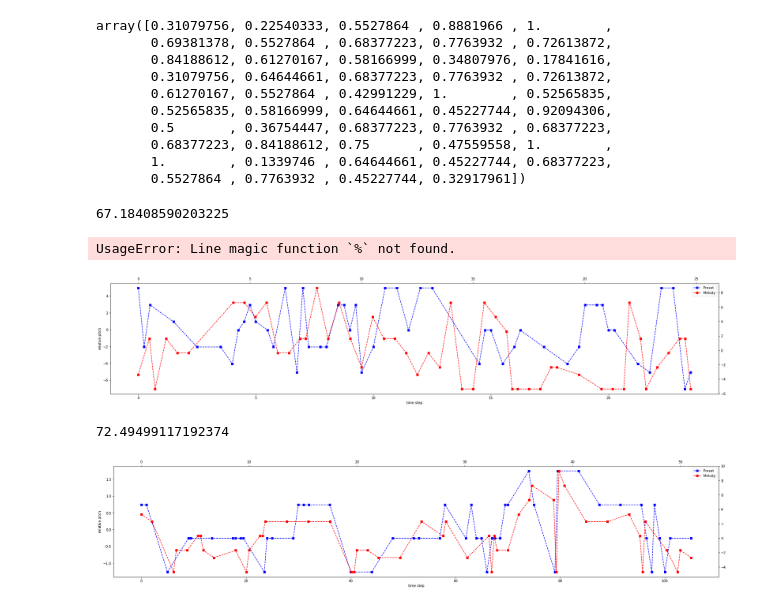
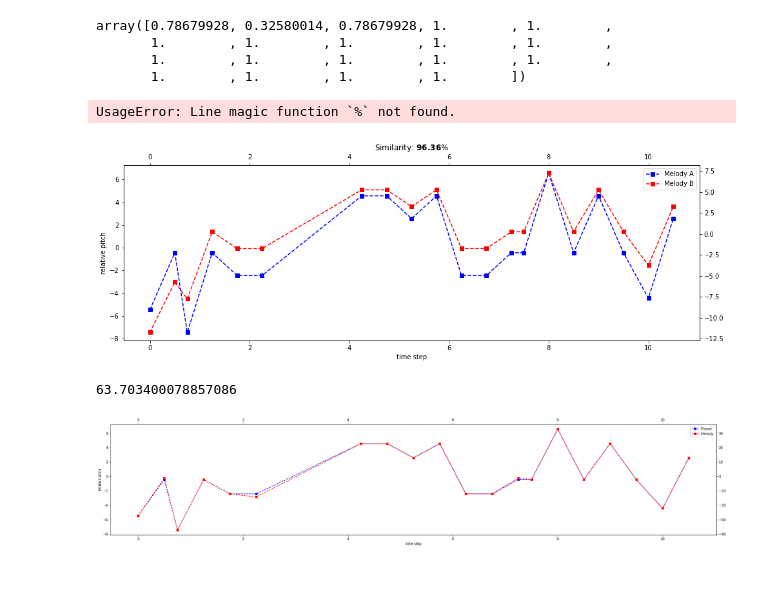
Before and after one commit to qgdezapa/MelodySimilarityAlgorithm, a Jupyter notebook: VariantMelodySimlarityAlgorithm.ipynb, the cells around one changed output. Drawn from its saved outputs; the diff is of its cells as text; code cells hidden in the pictures; blank space fills up the shorter version.

```diff
--- a/VariantMelodySimlarityAlgorithm.ipynb
+++ b/VariantMelodySimlarityAlgorithm.ipynb
@@ -9,3 +4,6 @@ melody_b = [58, 84, 48, 83, 73, 71, 108, 108, 98, 108, 73, 73, 84, 83, 118, 83,
+# %%
+melody_a = [58, 84, 48, 83, 73, 71, 108, 108, 98, 108, 73, 73, 84, 83, 118, 83, 108, 83, 63, 98]
+melody_b = [23, 54, 43, 83, 73, 71, 108, 108, 98, 108, 73, 73, 84, 83, 118, 83, 108, 83, 63, 98]
 # %%
 def pitch_note_split(melody):
     melody = np.array(melody)
@@ -132,16 +124,10 @@ inclination_similarity_result = inclination_similarity(inclination_melody_a, inc
                                                        inclination_diff_limit)
 inclination_similarity_result
 # %% [output]
-array([0.31079756, 0.22540333, 0.5527864 , 0.8881966 , 1.        ,
-       0.69381378, 0.5527864 , 0.68377223, 0.7763932 , 0.72613872,
-       0.84188612, 0.61270167, 0.58166999, 0.34807976, 0.17841616,
-       0.31079756, 0.64644661, 0.68377223, 0.7763932 , 0.72613872,
-       0.61270167, 0.5527864 , 0.42991229, 1.        , 0.52565835,
-       0.52565835, 0.58166999, 0.64644661, 0.45227744, 0.92094306,
-       0.5       , 0.36754447, 0.68377223, 0.7763932 , 0.68377223,
-       0.68377223, 0.84188612, 0.75      , 0.47559558, 1.        ,
-       1.        , 0.1339746 , 0.64644661, 0.45227744, 0.68377223,
-       0.5527864 , 0.7763932 , 0.45227744, 0.32917961])
+array([0.78679928, 0.32580014, 0.78679928, 1.        , 1.        ,
+       1.        , 1.        , 1.        , 1.        , 1.        ,
+       1.        , 1.        , 1.        , 1.        , 1.        ,
+       1.        , 1.        , 1.        , 1.        ])
 # %%
 
 def weighted_pitch_similarity(pitch_sim_result, length):
@@ -168,9 +154,6 @@ def overall_similarity(weighted_pitch_sim_result, weighted_inclination_sim_resul
 
 similarity_percentage = overall_similarity(weighted_inclination_similarity_result,
                                            weighted_inclination_similarity_result)
-similarity_percentage * 100
-# %% [output]
-67.18408590203225
 # %%
 % matplotlib inline
 import matplotlib.pyplot as plt
@@ -179,32 +162,33 @@ UsageError: Line magic function `%` not found.
 # %%
 timestep_1 = [0]
 
 for index, duration in enumerate(durations_a[:-1]):
     timestep_1.append(timestep_1[index] + duration)
 
 timestep_2 = [0]
 
 for index, duration in enumerate(durations_b[:-1]):
     timestep_2.append(timestep_2[index] + duration)
 
 minimum_relative_pitch = min(min(relative_melody_a), min(relative_melody_b))
 maximum_relative_pitch = max(max(relative_melody_a), max(relative_melody_b))
 
-fig, ax1 = plt.subplots(figsize=(32, 6))
-graph_1 = ax1.plot(timestep_1, relative_melody_a, marker='s', linestyle='--', color='b', label='Preset')
+fig, ax1 = plt.subplots(figsize=(16, 5))
+graph_1 = ax1.plot(timestep_1, relative_melody_a, marker='s', linestyle='--', color='b', label='Melody A')
 ax1.set_xlabel('time step')
 ax1.set_ylabel('relative pitch')
 
 ax2 = ax1.twinx().twiny()
-graph_2 = ax2.plot(timestep_2, relative_melody_b, marker='s', linestyle='--', color='r', label='Melody')
+graph_2 = ax2.plot(timestep_2, relative_melody_b, marker='s', linestyle='--', color='r', label='Melody B')
 
 graphs = graph_1 + graph_2
 labels = [graph.get_label() for graph in graphs]
 plt.legend(graphs, labels)
+plt.title("Similarity: "+r"$\bf{" + str(round(similarity_percentage * 100, 2)) + "}$%")
 plt.show()
 fig.savefig("output2.png")
 # %% [output]
-[figure, old version]
+[figure, new version]
 # %%
 def get_music_similarity(m1, m2):
     m1, d1 = pitch_note_split(m1)
@@ -249,5 +233,5 @@ def get_music_similarity(m1, m2):
 # %%
 get_music_similarity(melody_a, melody_b)
 # %% [output]
-72.49499117192374
+63.703400078857086
-[figure, old version]
+[figure, new version]
```
Also changed, not shown: parts of 3 cells of this notebook, 1 other file.
